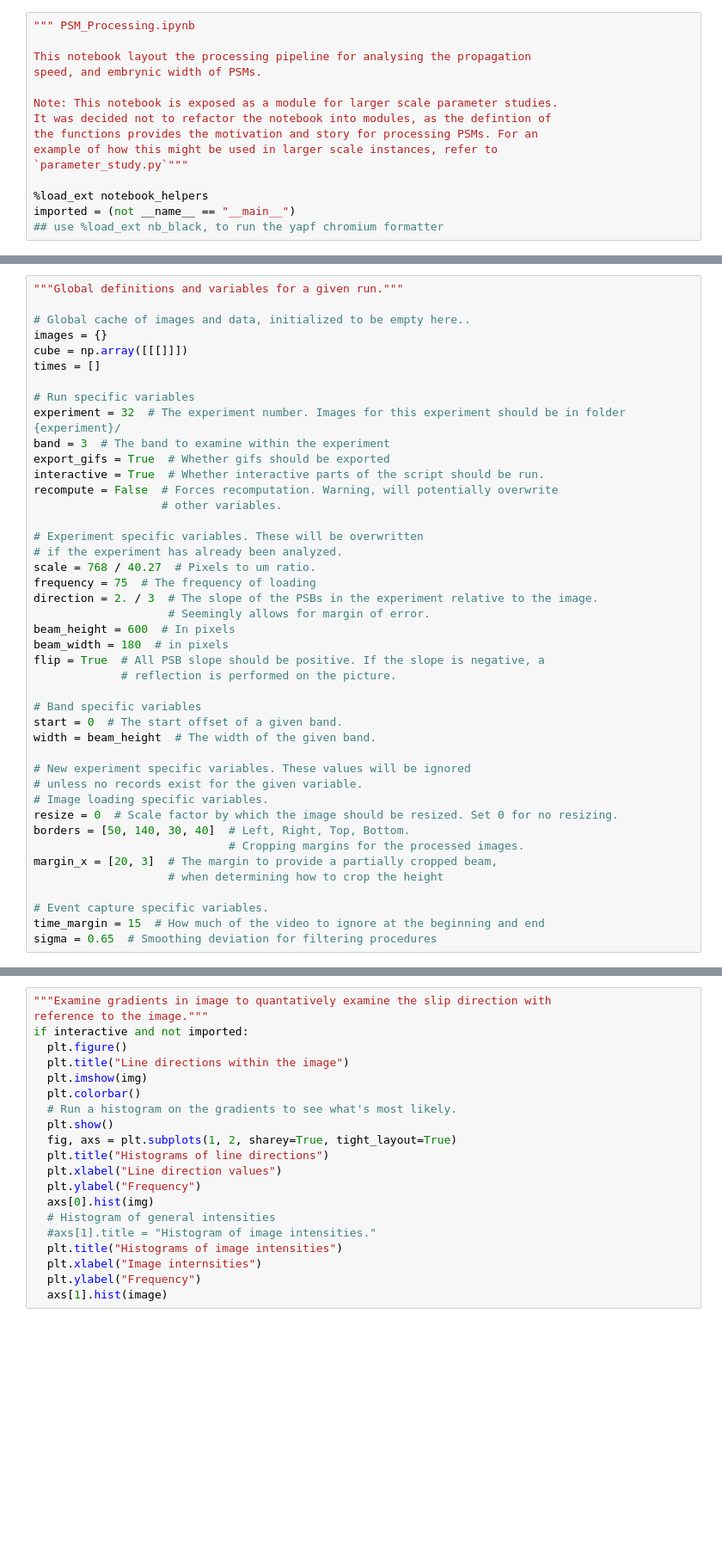
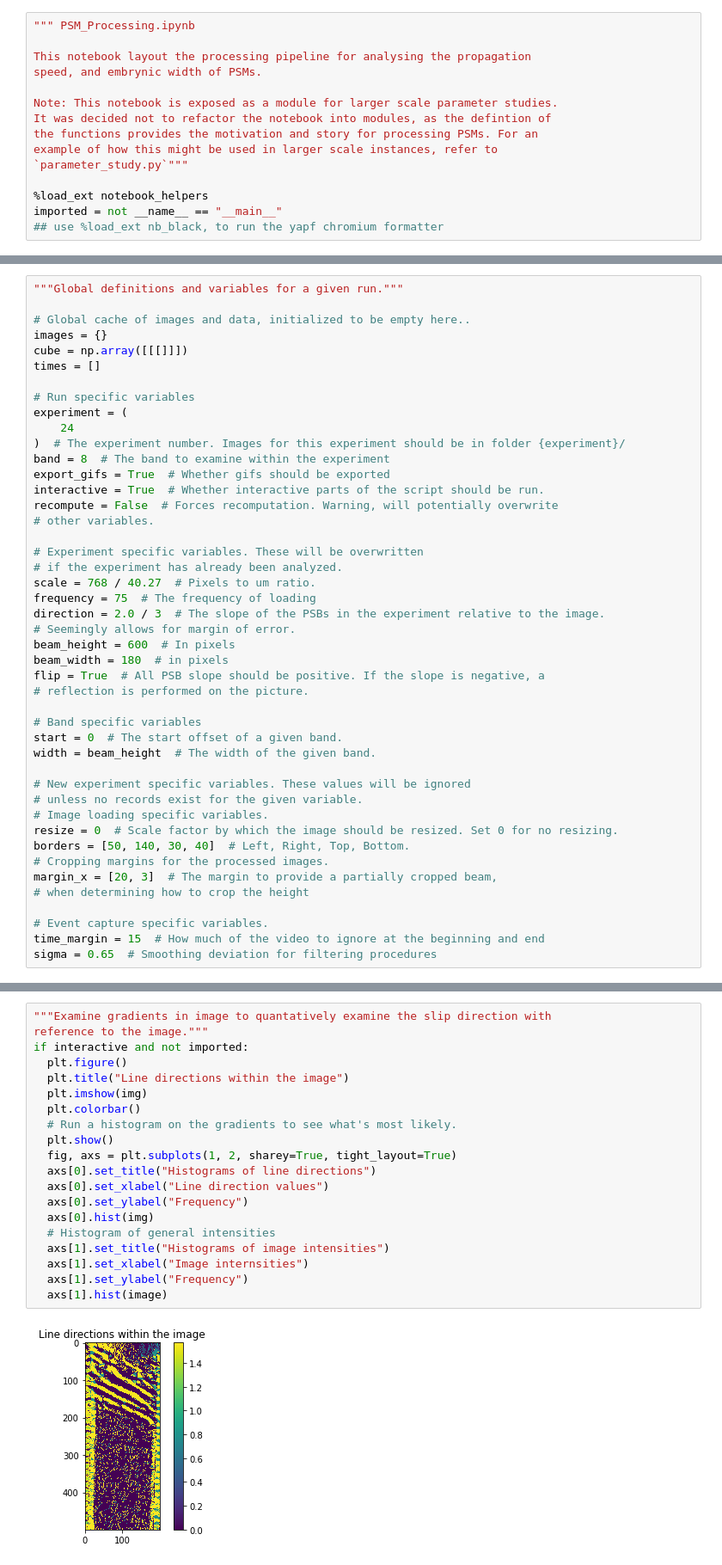
Before and after one commit to cemel-jhu/PSB-Image-Processing, a Jupyter notebook: PSM_Processing.ipynb, the cells around one changed output, grey strips where cells are left out. Shown at 86% size. Drawn from its saved outputs; the diff is of its cells as text; blank space fills up the shorter version.

```diff
--- a/PSM_Processing.ipynb
+++ b/PSM_Processing.ipynb
@@ -11,5 +11,5 @@ example of how this might be used in larger scale instances, refer to
 `parameter_study.py`"""
 
 %load_ext notebook_helpers
-imported = (not __name__ == "__main__")
+imported = not __name__ == "__main__"
 ## use %load_ext nb_black, to run the yapf chromium formatter
@@ -36,23 +48,25 @@ cube = np.array([[[]]])
 times = []
 
 # Run specific variables
-experiment = 32  # The experiment number. Images for this experiment should be in folder {experiment}/
-band = 3  # The band to examine within the experiment
+experiment = (
+    24
+)  # The experiment number. Images for this experiment should be in folder {experiment}/
+band = 8  # The band to examine within the experiment
 export_gifs = True  # Whether gifs should be exported
 interactive = True  # Whether interactive parts of the script should be run.
 recompute = False  # Forces recomputation. Warning, will potentially overwrite
-                   # other variables.
+# other variables.
 
 # Experiment specific variables. These will be overwritten
 # if the experiment has already been analyzed.
 scale = 768 / 40.27  # Pixels to um ratio.
 frequency = 75  # The frequency of loading
-direction = 2. / 3  # The slope of the PSBs in the experiment relative to the image.
-                    # Seemingly allows for margin of error.
+direction = 2.0 / 3  # The slope of the PSBs in the experiment relative to the image.
+# Seemingly allows for margin of error.
 beam_height = 600  # In pixels
 beam_width = 180  # in pixels
 flip = True  # All PSB slope should be positive. If the slope is negative, a
-             # reflection is performed on the picture.
+# reflection is performed on the picture.
 
 # Band specific variables
 start = 0  # The start offset of a given band.
@@ -63,9 +77,9 @@ width = beam_height  # The width of the given band.
 # Image loading specific variables.
 resize = 0  # Scale factor by which the image should be resized. Set 0 for no resizing.
 borders = [50, 140, 30, 40]  # Left, Right, Top, Bottom.
-                             # Cropping margins for the processed images.
+# Cropping margins for the processed images.
 margin_x = [20, 3]  # The margin to provide a partially cropped beam,
-                    # when determining how to crop the height
+# when determining how to crop the height
 
 # Event capture specific variables.
 time_margin = 15  # How much of the video to ignore at the beginning and end
@@ -259,21 +308,22 @@ img = determine_psb_slip_direction(image, sigma=3)
 # %%
 """Examine gradients in image to quantatively examine the slip direction with
 reference to the image."""
 if interactive and not imported:
   plt.figure()
   plt.title("Line directions within the image")
   plt.imshow(img)
   plt.colorbar()
   # Run a histogram on the gradients to see what's most likely.
   plt.show()
   fig, axs = plt.subplots(1, 2, sharey=True, tight_layout=True)
-  plt.title("Histograms of line directions")
-  plt.xlabel("Line direction values")
-  plt.ylabel("Frequency")
+  axs[0].set_title("Histograms of line directions")
+  axs[0].set_xlabel("Line direction values")
+  axs[0].set_ylabel("Frequency")
   axs[0].hist(img)
   # Histogram of general intensities
-  #axs[1].title = "Histogram of image intensities."
-  plt.title("Histograms of image intensities")
-  plt.xlabel("Image internsities")
-  plt.ylabel("Frequency")
+  axs[1].set_title("Histograms of image intensities")
+  axs[1].set_xlabel("Image internsities")
+  axs[1].set_ylabel("Frequency")
   axs[1].hist(image)
+# %% [output]
+[figure, added]
```
Also changed, not shown: parts of 31 cells of this notebook, 14 other files.
